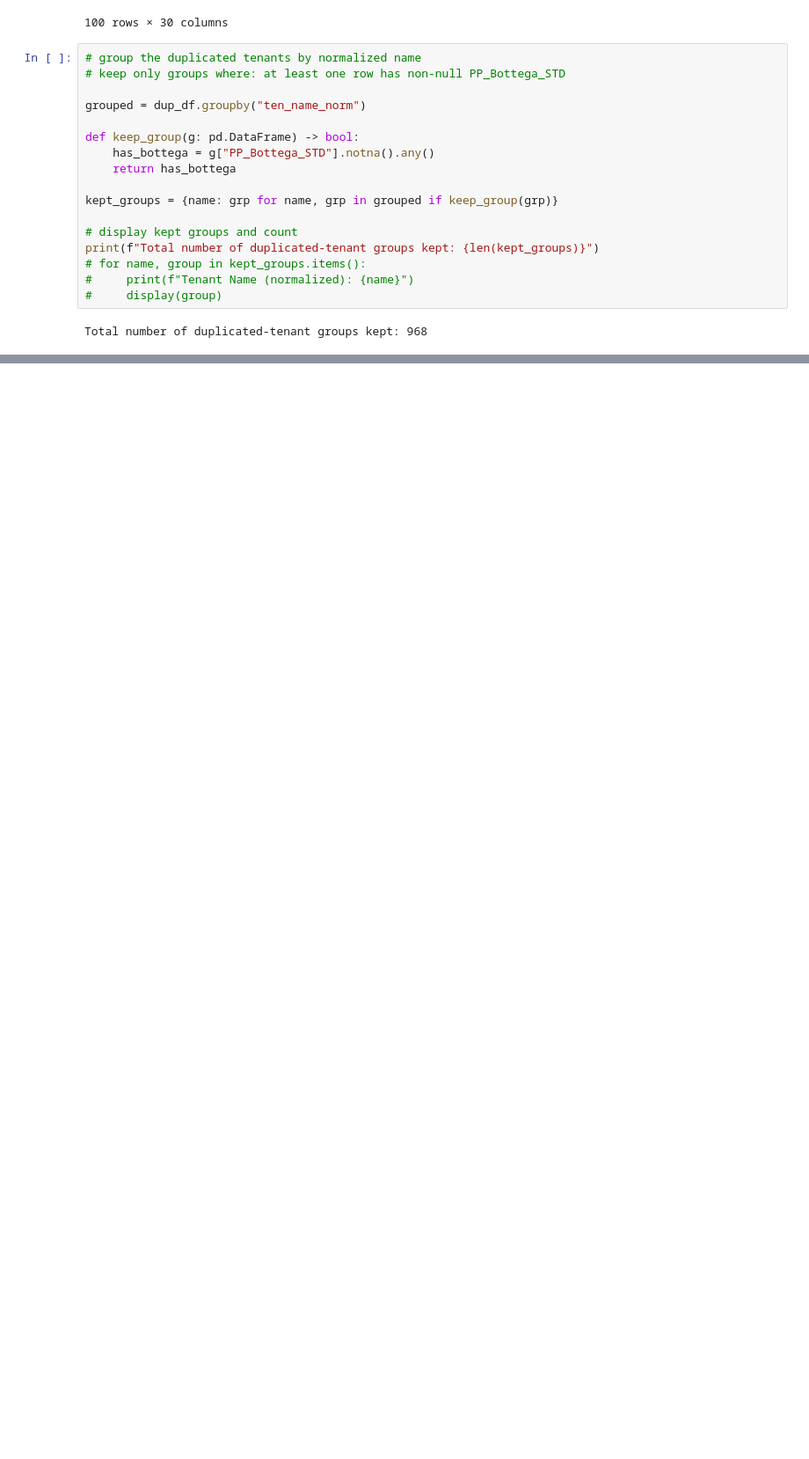
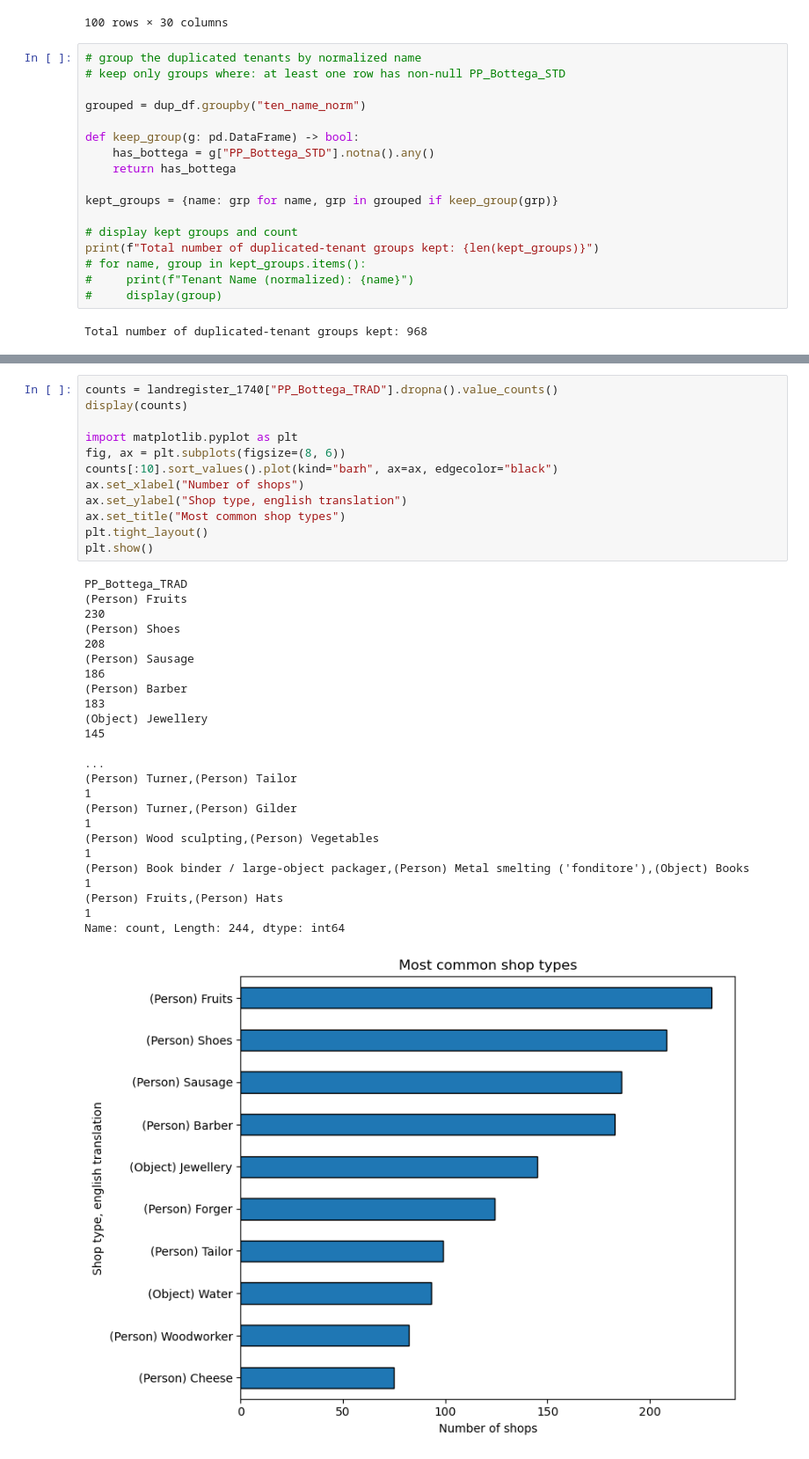
Before and after one commit to camillelnne/venice-agents, a Jupyter notebook: notebooks/data_exploration.ipynb, the cells around one changed output, grey strips where cells are left out. Shown at 88% size. Saved outputs shown, nothing was run; the diff lists cells and outputs as text; blank space fills up the shorter version.

```diff
--- a/notebooks/data_exploration.ipynb
+++ b/notebooks/data_exploration.ipynb
@@ -130,0 +246,27 @@ Total number of duplicated-tenant groups kept: 968
+# %%
+counts = landregister_1740["PP_Bottega_TRAD"].dropna().value_counts()
+display(counts)
+
+import matplotlib.pyplot as plt
+fig, ax = plt.subplots(figsize=(8, 6))
+counts[:10].sort_values().plot(kind="barh", ax=ax, edgecolor="black")
+ax.set_xlabel("Number of shops")
+ax.set_ylabel("Shop type, english translation")
+ax.set_title("Most common shop types")
+plt.tight_layout()
+plt.show()
+# %% [output]
+PP_Bottega_TRAD
+(Person) Fruits                                                                                      230
+(Person) Shoes                                                                                       208
+(Person) Sausage                                                                                     186
+(Person) Barber                                                                                      183
+(Object) Jewellery                                                                                   145
+                                                                                                    ...
+(Person) Turner,(Person) Tailor                                                                        1
+(Person) Turner,(Person) Gilder                                                                        1
+(Person) Wood sculpting,(Person) Vegetables                                                            1
+(Person) Book binder / large-object packager,(Person) Metal smelting ('fonditore'),(Object) Books      1
+(Person) Fruits,(Person) Hats                                                                          1
+Name: count, Length: 244, dtype: int64
+[figure, added]
```
Also changed, not shown: parts of 10 cells of this notebook, 7 other files.
